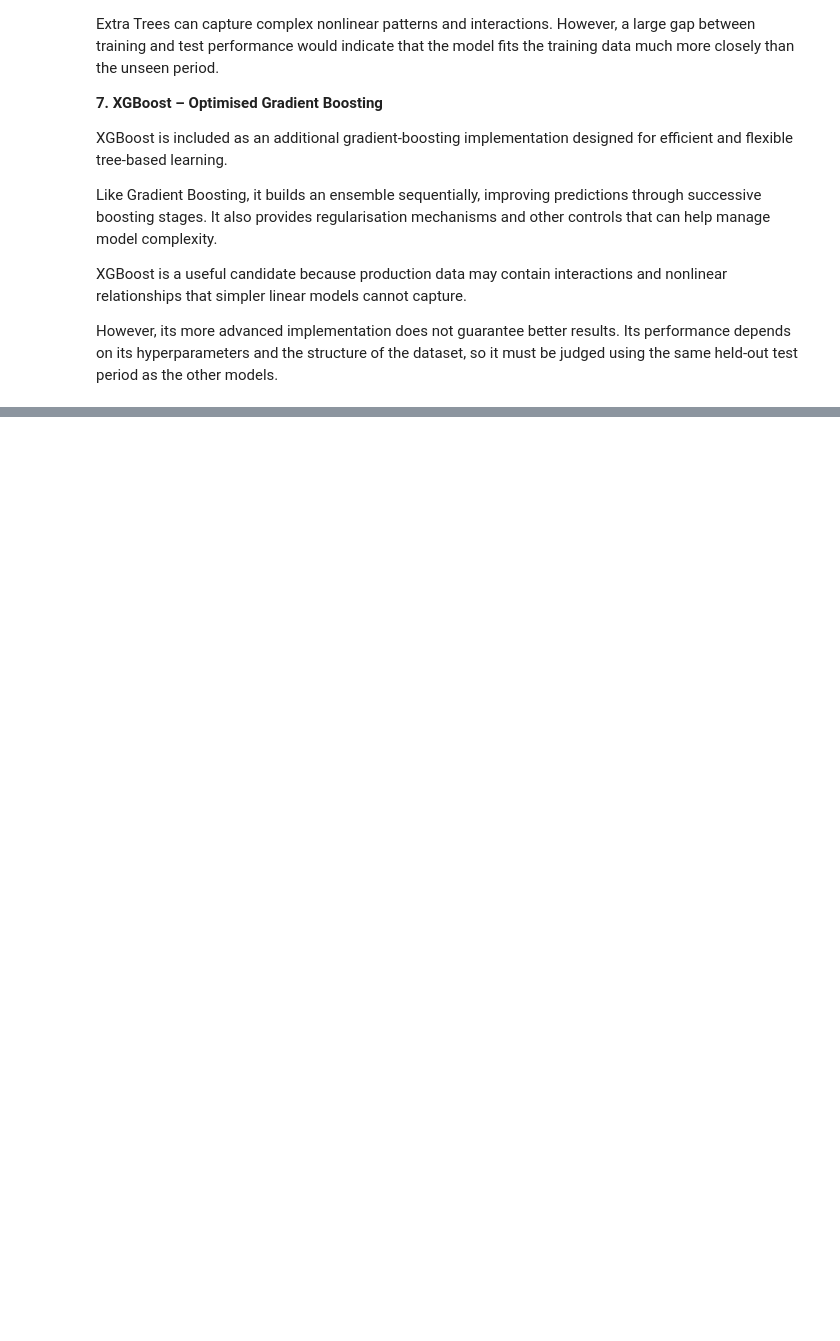
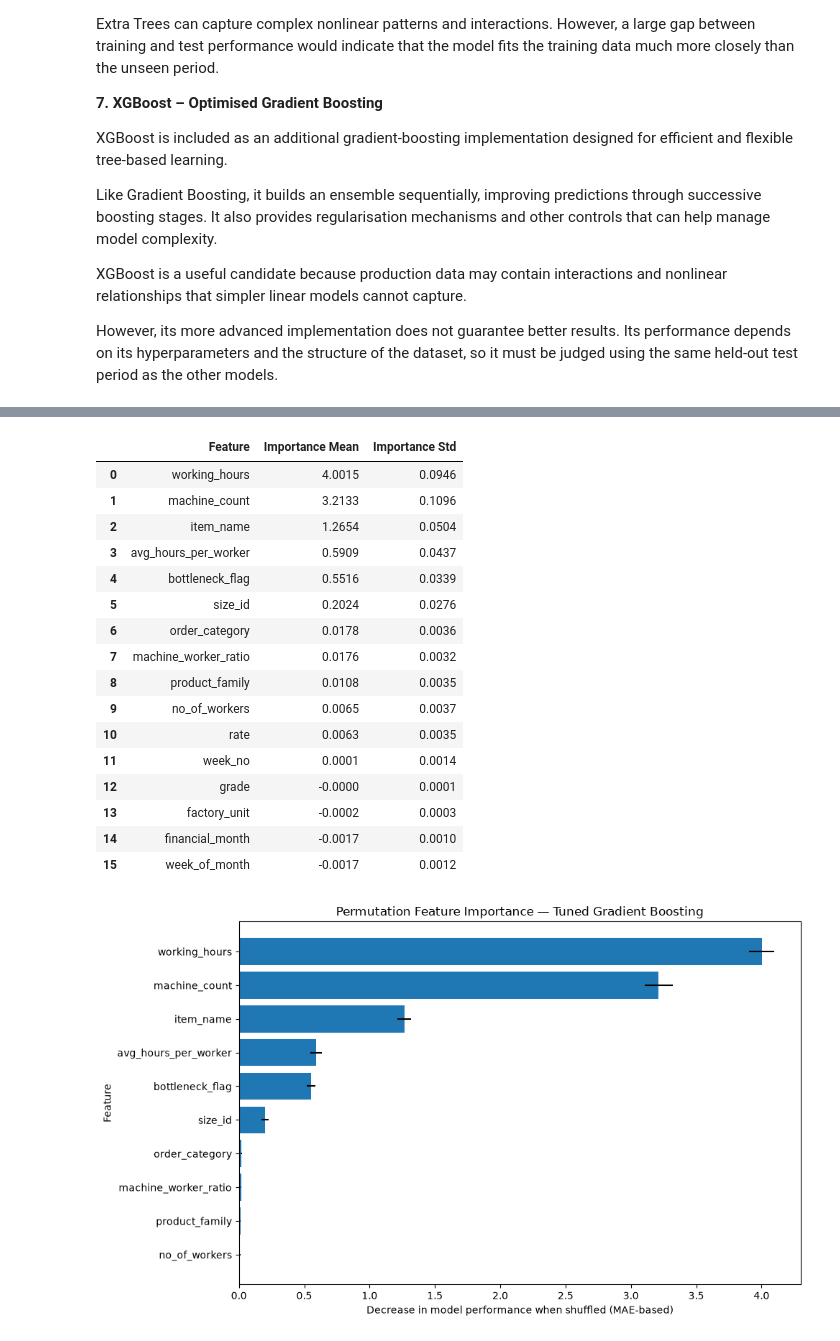
Before and after one commit to visurarodrigo/production-DI, a Jupyter notebook: notebooks/04_Model_Selection_and_Training.ipynb, the cells around one changed output, grey strips where cells are left out. Saved outputs shown, nothing was run; the diff lists cells and outputs as text; code cells hidden in the pictures; blank space fills up the shorter version.

```diff
--- a/notebooks/04_Model_Selection_and_Training.ipynb
+++ b/notebooks/04_Model_Selection_and_Training.ipynb
@@ -824,0 +773,49 @@ This step verifies that the model file is usable and that the complete pipeline
+# %%
+# Permutation importance of the selected model on the held-out test data
+perm_result = permutation_importance(
+    selected_pipeline,
+    X_test,
+    y_test,
+    scoring='neg_mean_absolute_error',
+    n_repeats=10,
+    random_state=42,
+    n_jobs=-1
+)
+
+importance_df = pd.DataFrame({
+    'Feature': X_test.columns,
+    'Importance Mean': perm_result.importances_mean,
+    'Importance Std': perm_result.importances_std
+}).sort_values('Importance Mean', ascending=False).reset_index(drop=True)
+
+display(importance_df.round(4))
+
+# Plot the 10 most important features
+top_features = importance_df.head(10).sort_values('Importance Mean', ascending=True)
+
+plt.figure(figsize=(10, 6))
+plt.barh(top_features['Feature'], top_features['Importance Mean'], xerr=top_features['Importance Std'])
+plt.xlabel('Decrease in model performance when shuffled (MAE-based)')
+plt.ylabel('Feature')
+plt.title(f'Permutation Feature Importance — Tuned {selected_name}')
+plt.tight_layout()
+plt.show()
+# %% [output]
+|  | Feature | Importance Mean | Importance Std |
+| 0 | working_hours | 4.0015 | 0.0946 |
+| 1 | machine_count | 3.2133 | 0.1096 |
+| 2 | item_name | 1.2654 | 0.0504 |
+| 3 | avg_hours_per_worker | 0.5909 | 0.0437 |
+| 4 | bottleneck_flag | 0.5516 | 0.0339 |
+| 5 | size_id | 0.2024 | 0.0276 |
+| 6 | order_category | 0.0178 | 0.0036 |
+| 7 | machine_worker_ratio | 0.0176 | 0.0032 |
+| 8 | product_family | 0.0108 | 0.0035 |
+| 9 | no_of_workers | 0.0065 | 0.0037 |
+| 10 | rate | 0.0063 | 0.0035 |
+| 11 | week_no | 0.0001 | 0.0014 |
+| 12 | grade | -0.0000 | 0.0001 |
+| 13 | factory_unit | -0.0002 | 0.0003 |
+| 14 | financial_month | -0.0017 | 0.0010 |
+| 15 | week_of_month | -0.0017 | 0.0012 |
+[figure, added]
```
Also changed, not shown: parts of 53 cells of this notebook, 2 other files.
